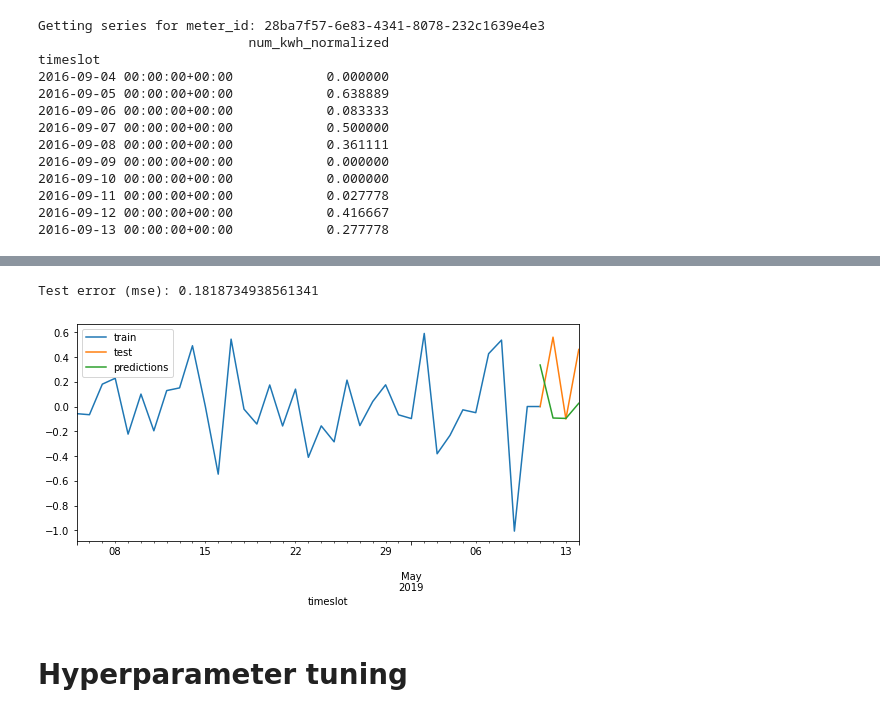
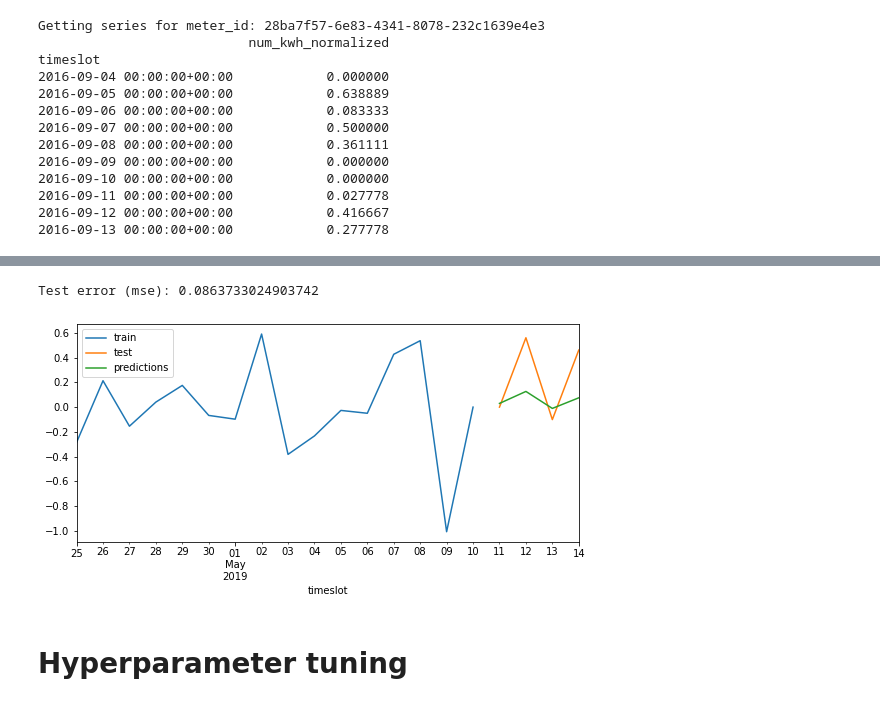
Before and after one commit to 4ug-aug/Otovo-OptimalControl, a Jupyter notebook: Random_Forest_Hyperparameter_Tuning.ipynb, the cells around one changed output, grey strips where cells are left out. Saved outputs shown, nothing was run; the diff lists cells and outputs as text; code cells hidden in the pictures.

```diff
--- a/Random_Forest_Hyperparameter_Tuning.ipynb
+++ b/Random_Forest_Hyperparameter_Tuning.ipynb
@@ -188,13 +189,14 @@ timeslot
 # %%
 units_to_forecast = 4
 
-train = train_series[:-units_to_forecast]
+train_series = series.diff().dropna()
+train_days = 16
+train = train_series[-train_days-units_to_forecast:-units_to_forecast]
 test = train_series[-units_to_forecast:]
-actual = train_series[-units_to_forecast*10:-units_to_forecast+1]
 
 
 fig, ax=plt.subplots(figsize=(9, 4))
-actual['num_kwh_normalized'].plot(ax=ax, label='train')
+train['num_kwh_normalized'].plot(ax=ax, label='train')
 test['num_kwh_normalized'].plot(ax=ax, label='test')
 ax.legend();
 # %% [output]
@@ -202,7 +204,7 @@ ax.legend();
 # %%
 forecaster = ForecasterAutoreg(
                 regressor = RandomForestRegressor(random_state=123),
-                lags = 6
+                lags = 1
                 )
 
 forecaster.fit(y=train['num_kwh_normalized'])
@@ -227,21 +229,21 @@ Skforecast version: 0.4.3
 # %%
 predictions = forecaster.predict(steps=units_to_forecast)
 predictions.head(5)
 
 fig, ax = plt.subplots(figsize=(9, 4))
-actual['num_kwh_normalized'].plot(ax=ax, label='train')
+train['num_kwh_normalized'].plot(ax=ax, label='train')
 test['num_kwh_normalized'].plot(ax=ax, label='test')
 predictions.plot(ax=ax, label='predictions')
 ax.legend();
 
 error_mse = mean_squared_error(
                 y_true = test['num_kwh_normalized'],
                 y_pred = predictions
             )
 
 print(f"Test error (mse): {error_mse}")
 # %% [output]
-Test error (mse): 0.1818734938561341
+Test error (mse): 0.0863733024903742
-[figure, old version]
+[figure, new version]
 # %% [markdown]
 # Hyperparameter tuning
```
Also changed, not shown: parts of 12 cells of this notebook.
